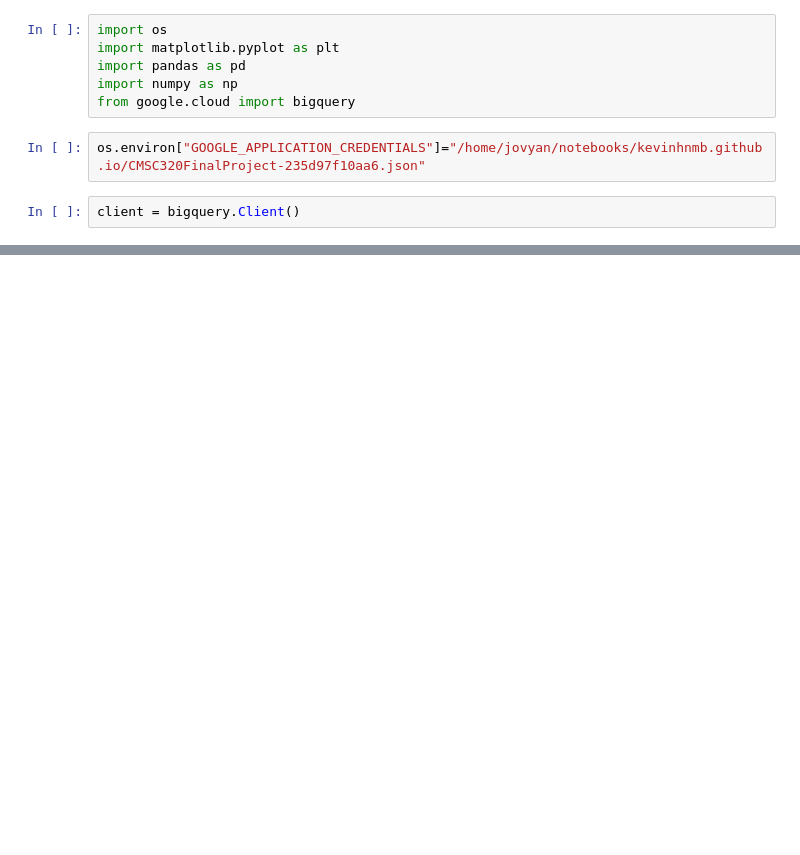
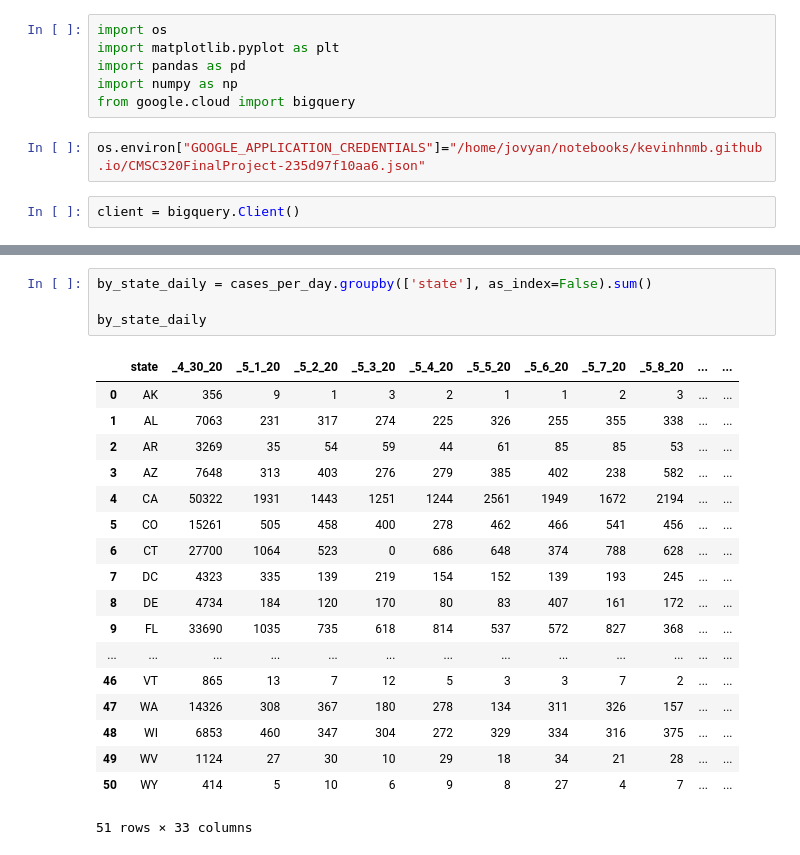
Before and after one commit to kevinhnmb/kevinhnmb.github.io, a Jupyter notebook: Final_Project.ipynb, the cells around one changed output, grey strips where cells are left out. Drawn from its saved outputs; the diff is of its cells as text; blank space fills up the shorter version.

```diff
--- a/Final_Project.ipynb
+++ b/Final_Project.ipynb
@@ -98,0 +131,23 @@ plt.show()
+# %%
+by_state_daily = cases_per_day.groupby(['state'], as_index=False).sum()
+
+by_state_daily
+# %% [output]
+|  | state | _4_30_20 | _5_1_20 | _5_2_20 | _5_3_20 | _5_4_20 | _5_5_20 | _5_6_20 | _5_7_20 | _5_8_20 | ... | ... |
+| 0 | AK | 356 | 9 | 1 | 3 | 2 | 1 | 1 | 2 | 3 | ... | ... |
+| 1 | AL | 7063 | 231 | 317 | 274 | 225 | 326 | 255 | 355 | 338 | ... | ... |
+| 2 | AR | 3269 | 35 | 54 | 59 | 44 | 61 | 85 | 85 | 53 | ... | ... |
+| 3 | AZ | 7648 | 313 | 403 | 276 | 279 | 385 | 402 | 238 | 582 | ... | ... |
+| 4 | CA | 50322 | 1931 | 1443 | 1251 | 1244 | 2561 | 1949 | 1672 | 2194 | ... | ... |
+| 5 | CO | 15261 | 505 | 458 | 400 | 278 | 462 | 466 | 541 | 456 | ... | ... |
+| 6 | CT | 27700 | 1064 | 523 | 0 | 686 | 648 | 374 | 788 | 628 | ... | ... |
+| 7 | DC | 4323 | 335 | 139 | 219 | 154 | 152 | 139 | 193 | 245 | ... | ... |
+| 8 | DE | 4734 | 184 | 120 | 170 | 80 | 83 | 407 | 161 | 172 | ... | ... |
+| 9 | FL | 33690 | 1035 | 735 | 618 | 814 | 537 | 572 | 827 | 368 | ... | ... |
+| ... | ... | ... | ... | ... | ... | ... | ... | ... | ... | ... | ... | ... |
+| 46 | VT | 865 | 13 | 7 | 12 | 5 | 3 | 3 | 7 | 2 | ... | ... |
+| 47 | WA | 14326 | 308 | 367 | 180 | 278 | 134 | 311 | 326 | 157 | ... | ... |
+| 48 | WI | 6853 | 460 | 347 | 304 | 272 | 329 | 334 | 316 | 375 | ... | ... |
+| 49 | WV | 1124 | 27 | 30 | 10 | 29 | 18 | 34 | 21 | 28 | ... | ... |
+| 50 | WY | 414 | 5 | 10 | 6 | 9 | 8 | 27 | 4 | 7 | ... | ... |
+51 rows × 33 columns
```
Also changed, not shown: parts of 8 cells of this notebook, 1 other file.
